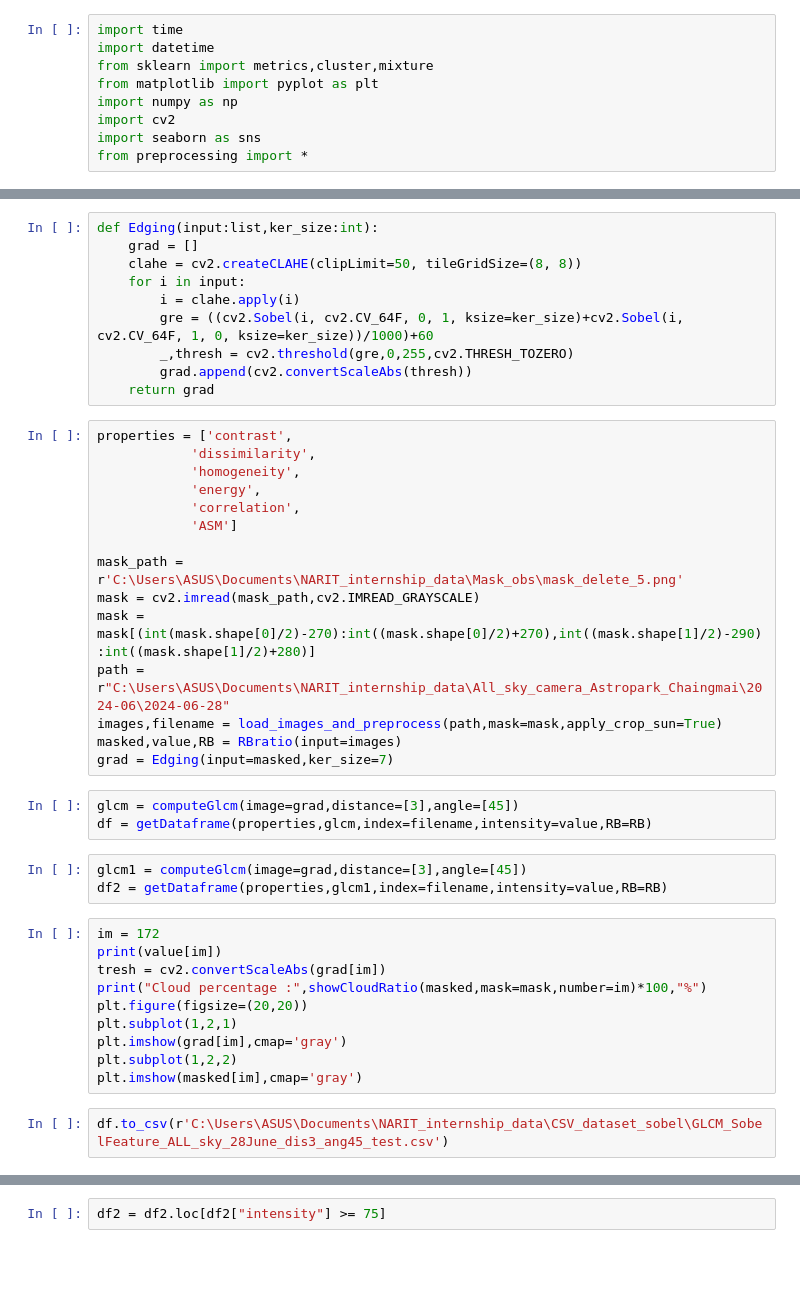
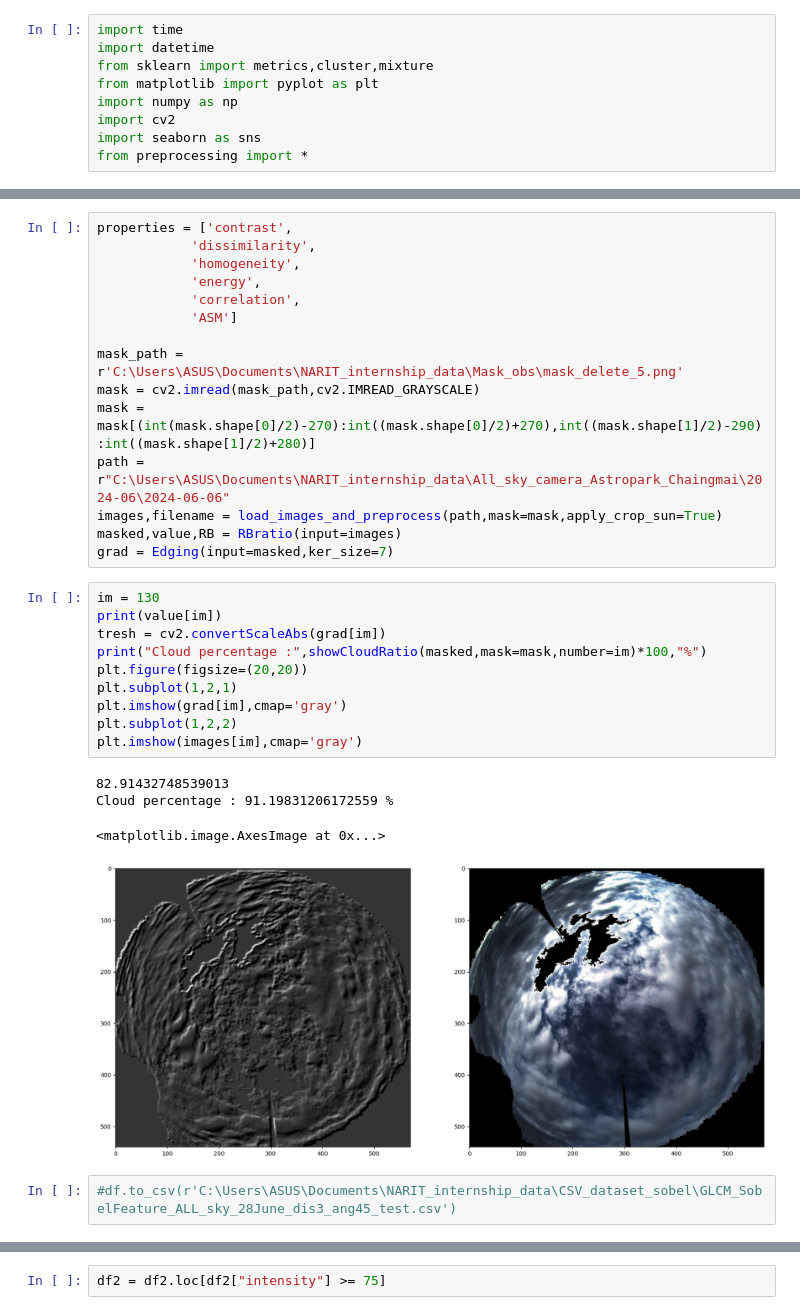
Before and after one commit to PrachayaKMITL/NARIT_internship_2024, a Jupyter notebook: Feature_extraction.ipynb, the cells around one changed output, grey strips where cells are left out. Cells and saved outputs as stored; diff of their text form; blank space fills up the shorter version.

```diff
--- a/Feature_extraction.ipynb
+++ b/Feature_extraction.ipynb
@@ -24,13 +30,3 @@ plt.imshow(masked,cmap='gray')
-# %%
-def Edging(input:list,ker_size:int):
-    grad = []
-    clahe = cv2.createCLAHE(clipLimit=50, tileGridSize=(8, 8))
-    for i in input:
-        i = clahe.apply(i)
-        gre = ((cv2.Sobel(i, cv2.CV_64F, 0, 1, ksize=ker_size)+cv2.Sobel(i, cv2.CV_64F, 1, 0, ksize=ker_size))/1000)+60
-        _,thresh = cv2.threshold(gre,0,255,cv2.THRESH_TOZERO)
-        grad.append(cv2.convertScaleAbs(thresh))
-    return grad
 # %%
 properties = ['contrast',
             'dissimilarity',
@@ -42,27 +38,26 @@ properties = ['contrast',
 mask_path = r'C:\Users\ASUS\Documents\NARIT_internship_data\Mask_obs\mask_delete_5.png'
 mask = cv2.imread(mask_path,cv2.IMREAD_GRAYSCALE)
 mask = mask[(int(mask.shape[0]/2)-270):int((mask.shape[0]/2)+270),int((mask.shape[1]/2)-290):int((mask.shape[1]/2)+280)]
-path = r"C:\Users\ASUS\Documents\NARIT_internship_data\All_sky_camera_Astropark_Chaingmai\2024-06\2024-06-28"
+path = r"C:\Users\ASUS\Documents\NARIT_internship_data\All_sky_camera_Astropark_Chaingmai\2024-06\2024-06-06"
 images,filename = load_images_and_preprocess(path,mask=mask,apply_crop_sun=True)
 masked,value,RB = RBratio(input=images)
 grad = Edging(input=masked,ker_size=7)
-# %%
-glcm = computeGlcm(image=grad,distance=[3],angle=[45])
-df = getDataframe(properties,glcm,index=filename,intensity=value,RB=RB)
-# %%
-glcm1 = computeGlcm(image=grad,distance=[3],angle=[45])
-df2 = getDataframe(properties,glcm1,index=filename,intensity=value,RB=RB)
 # %%
-im = 172
+im = 130
 print(value[im])
 tresh = cv2.convertScaleAbs(grad[im])
 print("Cloud percentage :",showCloudRatio(masked,mask=mask,number=im)*100,"%")
 plt.figure(figsize=(20,20))
 plt.subplot(1,2,1)
 plt.imshow(grad[im],cmap='gray')
 plt.subplot(1,2,2)
-plt.imshow(masked[im],cmap='gray')
+plt.imshow(images[im],cmap='gray')
+# %% [output]
+82.91432748539013
+Cloud percentage : 91.19831206172559 %
+<matplotlib.image.AxesImage at 0x...>
+[figure, added]
 # %%
-df.to_csv(r'C:\Users\ASUS\Documents\NARIT_internship_data\CSV_dataset_sobel\GLCM_SobelFeature_ALL_sky_28June_dis3_ang45_test.csv')
+#df.to_csv(r'C:\Users\ASUS\Documents\NARIT_internship_data\CSV_dataset_sobel\GLCM_SobelFeature_ALL_sky_28June_dis3_ang45_test.csv')
 # %%
 df = df.loc[df["intensity"] >= 75]
```
Also changed, not shown: parts of 3 cells of this notebook, 7 other files.
